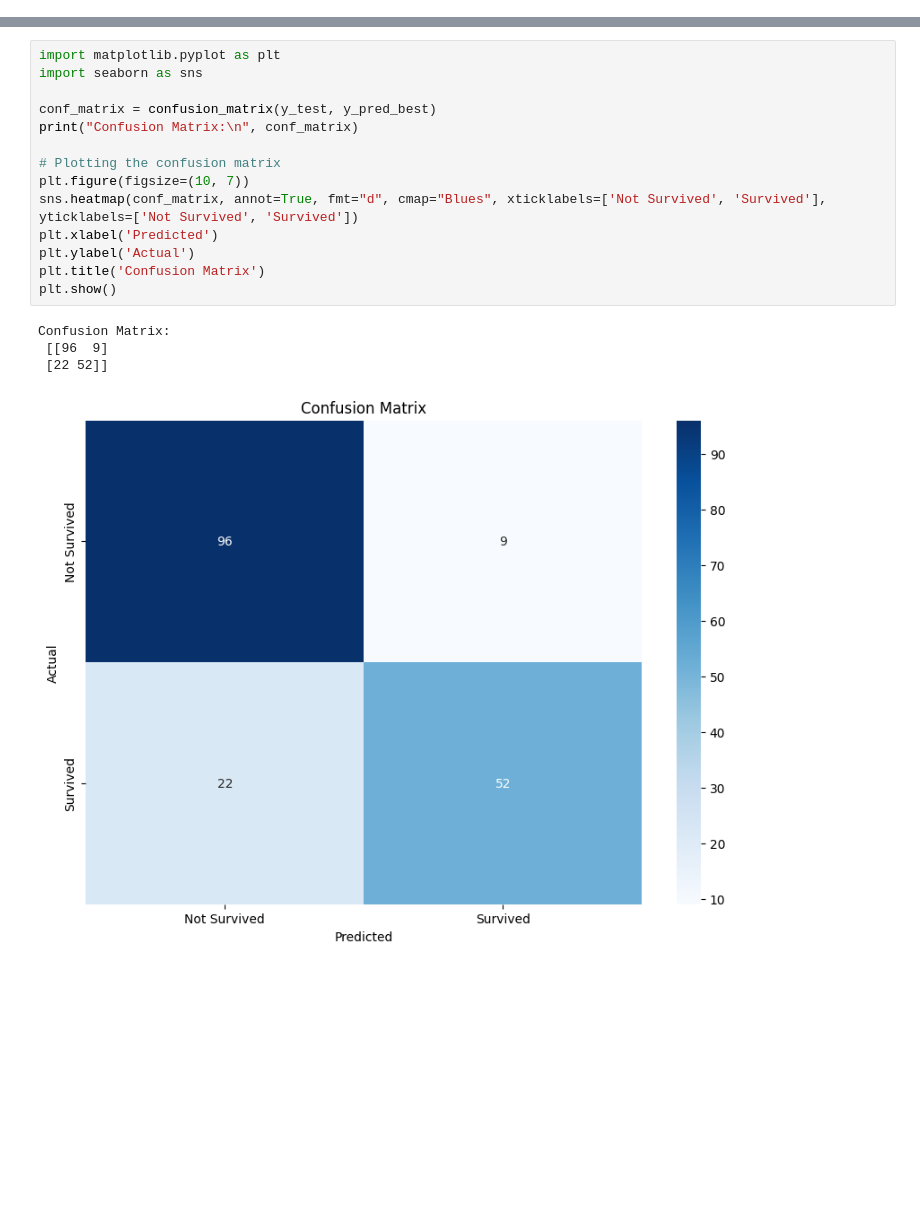
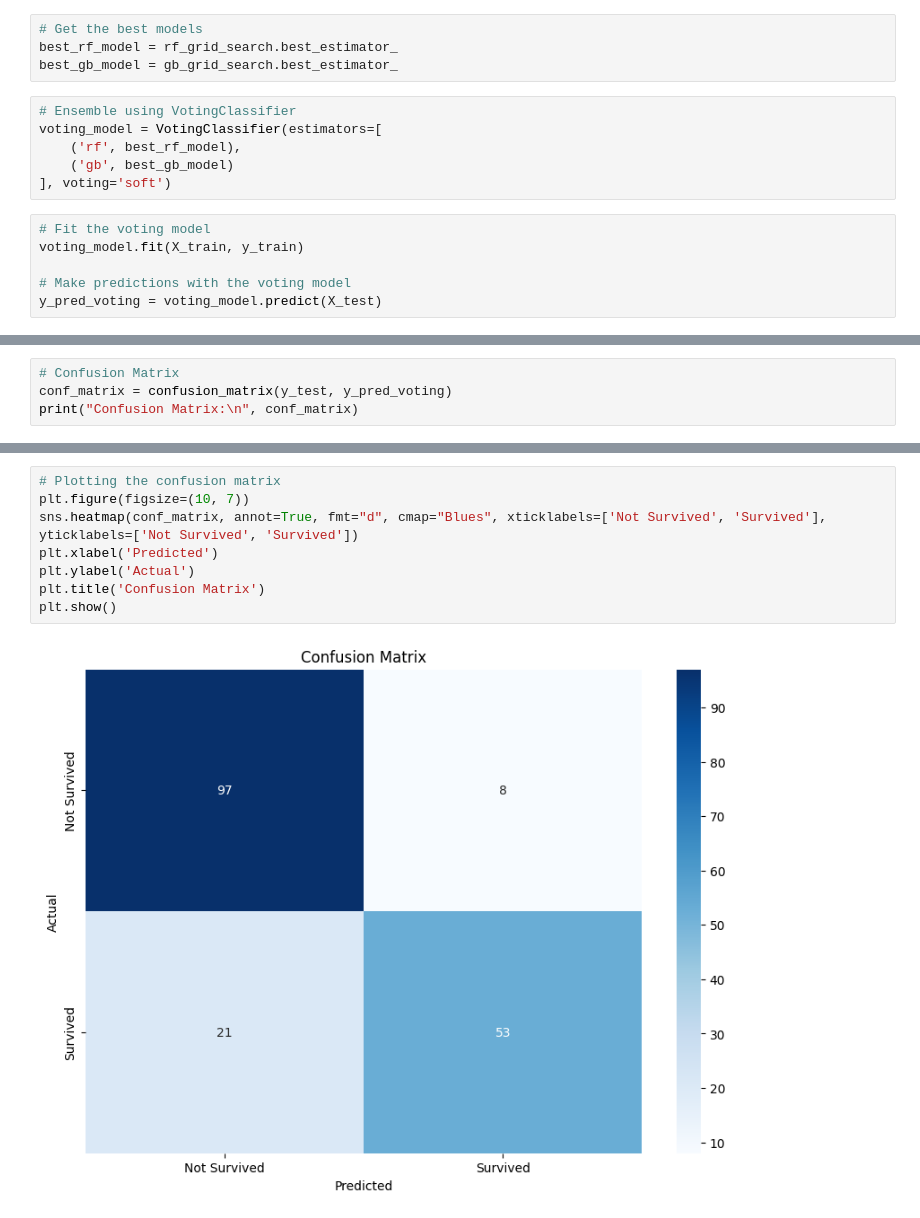
Before and after one commit to adrija26sg/EXploringDatasets, a Jupyter notebook: model.ipynb, the cells around one changed output, grey strips where cells are left out. Cells and saved outputs as stored; diff of their text form; blank space fills up the shorter version.

```diff
--- a/model.ipynb
+++ b/model.ipynb
@@ -167,0 +121,16 @@ weighted avg       0.83      0.83      0.82       179
+# %%
+# Get the best models
+best_rf_model = rf_grid_search.best_estimator_
+best_gb_model = gb_grid_search.best_estimator_
+# %%
+# Ensemble using VotingClassifier
+voting_model = VotingClassifier(estimators=[
+    ('rf', best_rf_model),
+    ('gb', best_gb_model)
+], voting='soft')
+# %%
+# Fit the voting model
+voting_model.fit(X_train, y_train)
+
+# Make predictions with the voting model
+y_pred_voting = voting_model.predict(X_test)
@@ -167,0 +151,4 @@ weighted avg       0.83      0.83      0.82       179
+# %%
+# Confusion Matrix
+conf_matrix = confusion_matrix(y_test, y_pred_voting)
+print("Confusion Matrix:\n", conf_matrix)
@@ -168,19 +159,10 @@ weighted avg       0.83      0.83      0.82       179
 # %%
-import matplotlib.pyplot as plt
-import seaborn as sns
-
-conf_matrix = confusion_matrix(y_test, y_pred_best)
-print("Confusion Matrix:\n", conf_matrix)
-
 # Plotting the confusion matrix
 plt.figure(figsize=(10, 7))
 sns.heatmap(conf_matrix, annot=True, fmt="d", cmap="Blues", xticklabels=['Not Survived', 'Survived'], yticklabels=['Not Survived', 'Survived'])
 plt.xlabel('Predicted')
 plt.ylabel('Actual')
 plt.title('Confusion Matrix')
 plt.show()
 # %% [output]
-Confusion Matrix:
- [[96  9]
- [22 52]]
-[figure, old version]
+[figure, new version]
```
Also changed, not shown: parts of 12 cells of this notebook.
